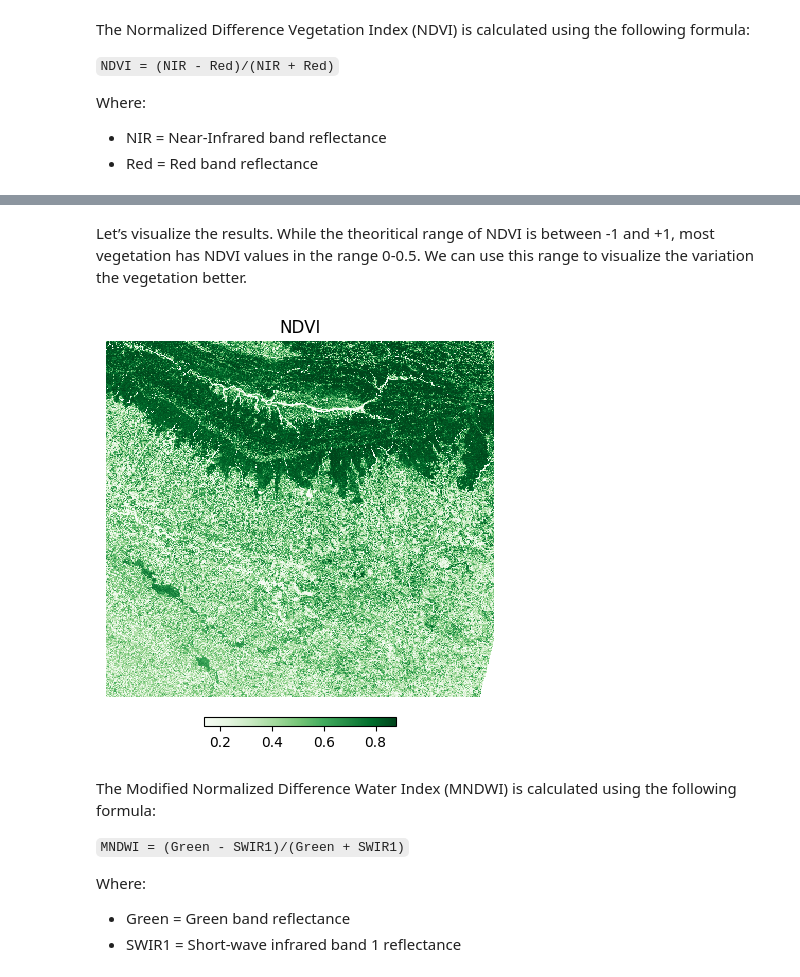
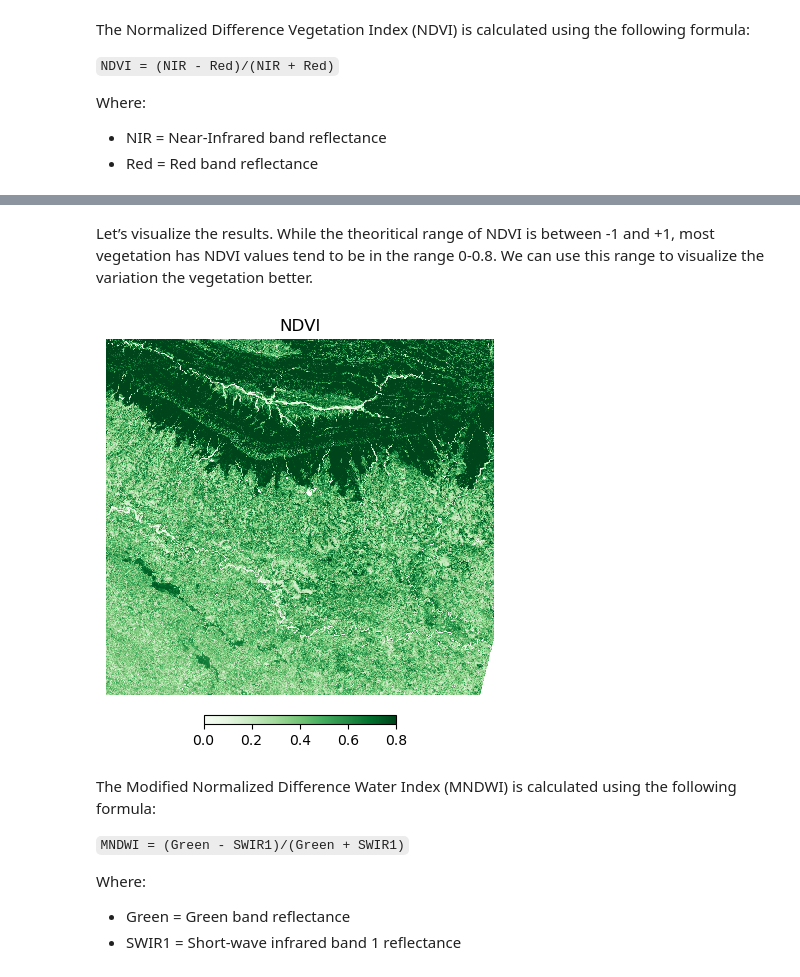
Before and after one commit to spatialthoughts/courses, a Jupyter notebook: code/python_remote_sensing/module_02/01_calculating_indices.ipynb, the cells around one changed output, grey strips where cells are left out. Cells and saved outputs as stored; diff of their text form; code cells hidden in the pictures.

```diff
--- a/code/python_remote_sensing/module_02/01_calculating_indices.ipynb
+++ b/code/python_remote_sensing/module_02/01_calculating_indices.ipynb
@@ -177,25 +208,25 @@ ndvi
 # %% [markdown]
-Let’s visualize the results. While the theoritical range of NDVI is between -1 and +1, most vegetation has NDVI values in the range 0-0.5. We can use this range to visualize the variation the vegetation better.
+Let’s visualize the results. While the theoritical range of NDVI is between -1 and +1, most vegetation has NDVI values tend to be in the range 0-0.8. We can use this range to visualize the variation the vegetation better.
 # %%
 cbar_kwargs = {
     'orientation':'horizontal',
     'fraction': 0.025,
     'pad': 0.05,
     'extend':'neither'
 }
 fig, ax = plt.subplots(1, 1)
 fig.set_size_inches(5,5)
 ndvi.plot.imshow(
     ax=ax,
     cmap='Greens',
     vmin=0,
-    vmax=0.7,
+    vmax=0.8,
     cbar_kwargs=cbar_kwargs)
 ax.set_title('NDVI')
 ax.set_axis_off()
 plt.show()
 # %% [output]
-[figure, old version]
+[figure, new version]
 # %% [markdown]
 The Modified Normalized Difference Water Index (MNDWI) is calculated using the following formula:
 
```
Also changed, not shown: parts of 6 cells of this notebook, 6 other files.
